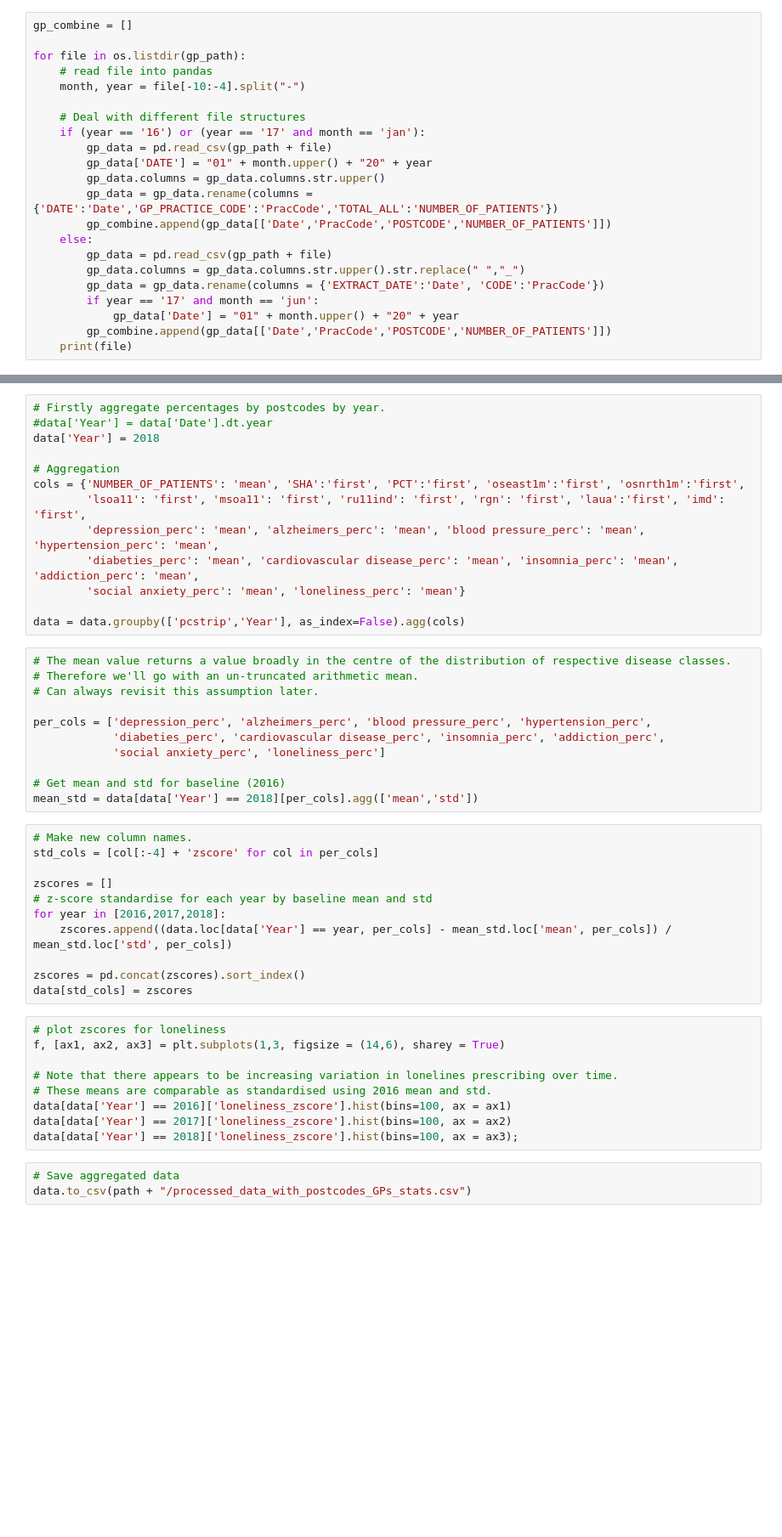
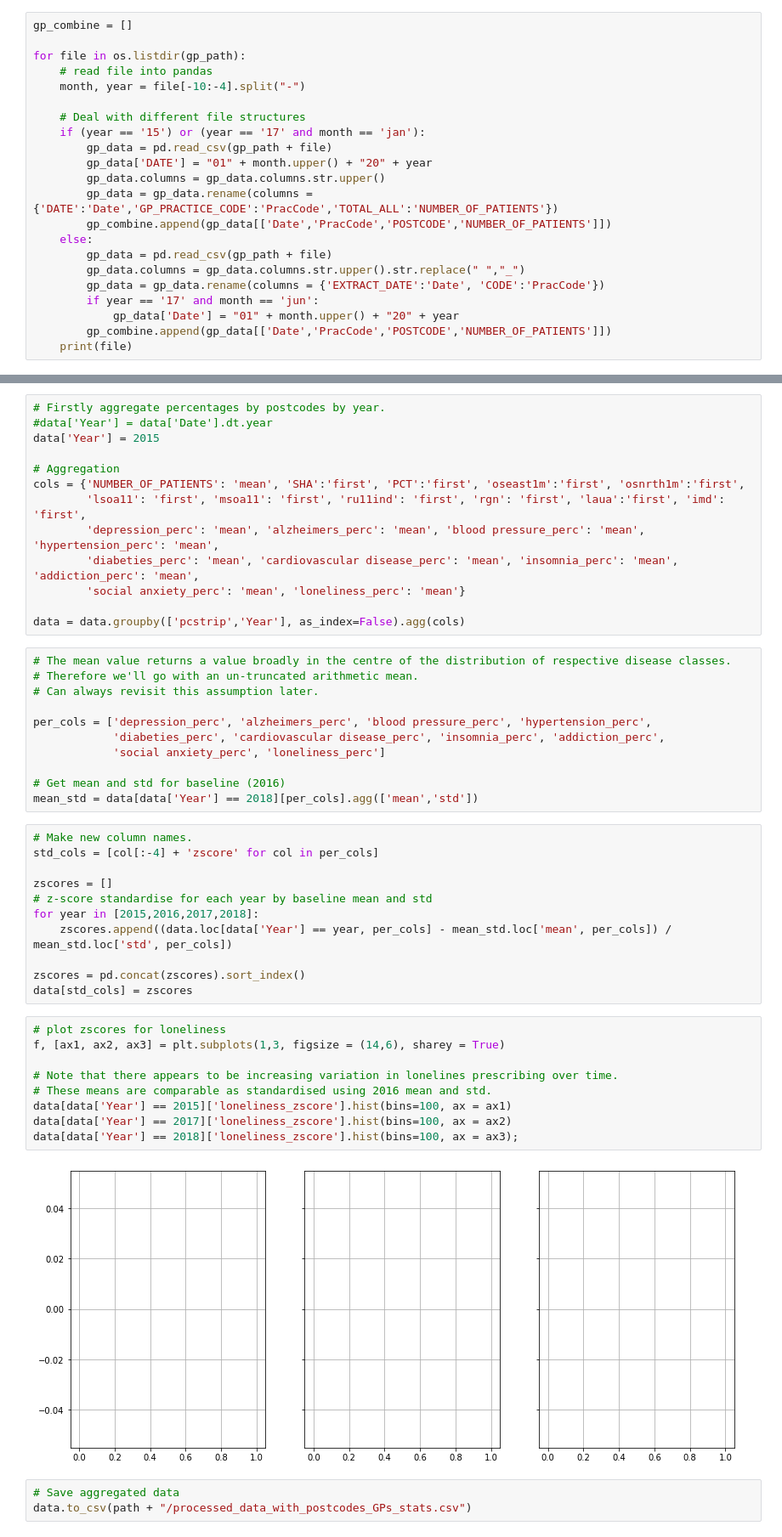
Before and after one commit to TamsinHu/Loneliness_study, a Jupyter notebook: Loneliness Process Data - England.ipynb, the cells around one changed output, grey strips where cells are left out. Shown: that part at 85% size. Drawn from its saved outputs; the diff is of its cells as text; blank space fills up the shorter version.

```diff
--- a/Loneliness Process Data - England.ipynb
+++ b/Loneliness Process Data - England.ipynb
@@ -261,7 +289,7 @@ for file in os.listdir(gp_path):
     month, year = file[-10:-4].split("-")
 
     # Deal with different file structures
-    if (year == '16') or (year == '17' and month == 'jan'):
+    if (year == '15') or (year == '17' and month == 'jan'):
         gp_data = pd.read_csv(gp_path + file)
         gp_data['DATE'] = "01" + month.upper() + "20" + year
         gp_data.columns = gp_data.columns.str.upper()
@@ -377,7 +467,7 @@ data[1:10]
 # %%
 # Firstly aggregate percentages by postcodes by year.
 #data['Year'] = data['Date'].dt.year
-data['Year'] = 2018
+data['Year'] = 2015
 
 # Aggregation
 cols = {'NUMBER_OF_PATIENTS': 'mean', 'SHA':'first', 'PCT':'first', 'oseast1m':'first', 'osnrth1m':'first',
@@ -404,7 +494,7 @@ std_cols = [col[:-4] + 'zscore' for col in per_cols]
 
 zscores = []
 # z-score standardise for each year by baseline mean and std
-for year in [2016,2017,2018]:
+for year in [2015,2016,2017,2018]:
     zscores.append((data.loc[data['Year'] == year, per_cols] - mean_std.loc['mean', per_cols]) / mean_std.loc['std', per_cols])
 
 zscores = pd.concat(zscores).sort_index()
@@ -412,12 +502,14 @@ data[std_cols] = zscores
 # %%
 # plot zscores for loneliness
 f, [ax1, ax2, ax3] = plt.subplots(1,3, figsize = (14,6), sharey = True)
 
 # Note that there appears to be increasing variation in lonelines prescribing over time.
 # These means are comparable as standardised using 2016 mean and std.
-data[data['Year'] == 2016]['loneliness_zscore'].hist(bins=100, ax = ax1)
+data[data['Year'] == 2015]['loneliness_zscore'].hist(bins=100, ax = ax1)
 data[data['Year'] == 2017]['loneliness_zscore'].hist(bins=100, ax = ax2)
 data[data['Year'] == 2018]['loneliness_zscore'].hist(bins=100, ax = ax3);
+# %% [output]
+[figure, added]
 # %%
 # Save aggregated data
 data.to_csv(path + "/processed_data_with_postcodes_GPs_stats.csv")
```
Also changed, not shown: parts of 16 cells of this notebook, 3 other files.
